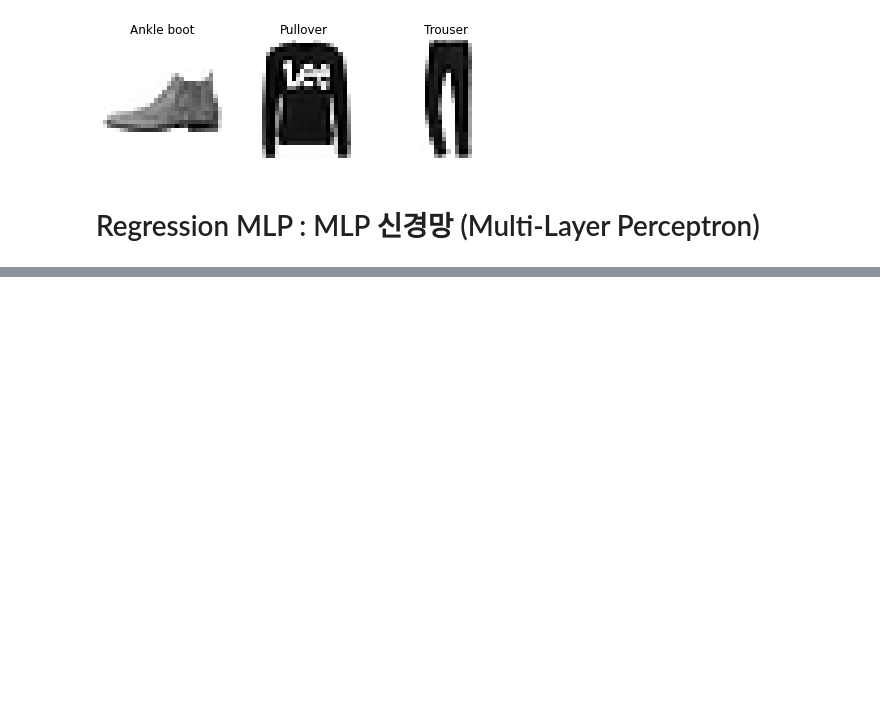
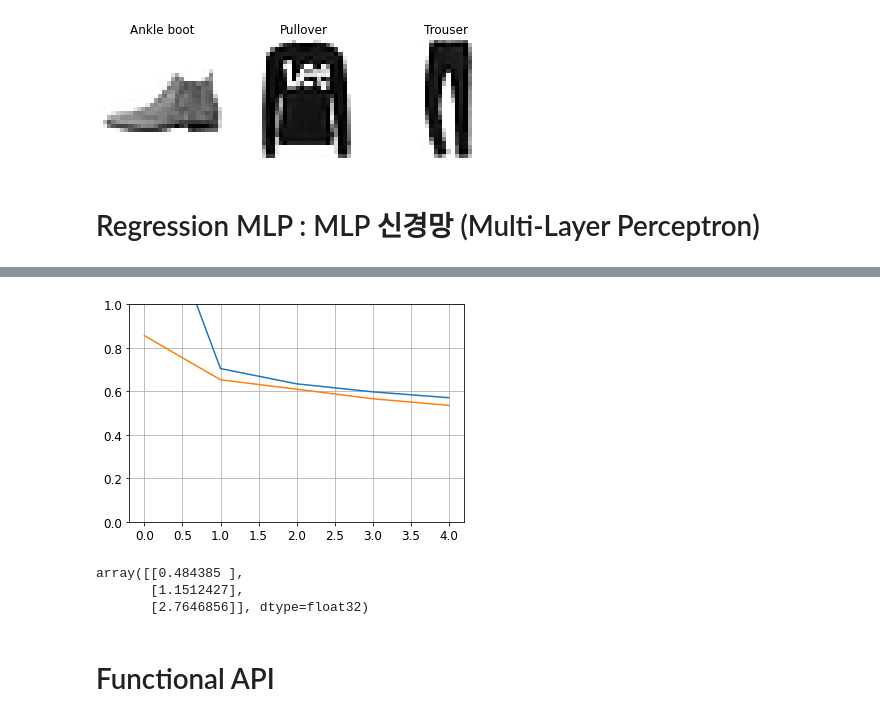
Before and after one commit to SohyeonKim-dev/MachineLearning_HandsOnML, a Jupyter notebook: 09_neural_nets_with_keras.ipynb, the cells around one changed output, grey strips where cells are left out. Drawn from its saved outputs; the diff is of its cells as text; code cells hidden in the pictures; blank space fills up the shorter version.

```diff
--- a/09_neural_nets_with_keras.ipynb
+++ b/09_neural_nets_with_keras.ipynb
@@ -416,3 +416,17 @@ Saving figure fashion_mnist_images_plot
 [figure]
 # %% [markdown]
 # Regression MLP : MLP 신경망 (Multi-Layer Perceptron)
+# %%
+from sklearn.datasets import fetch_california_housing
+from sklearn.model_selection import train_test_split
+from sklearn.preprocessing import StandardScaler
+
+housing = fetch_california_housing()
+
+X_train_full, X_test, y_train_full, y_test = train_test_split(housing.data, housing.target, random_state=42)
+X_train, X_valid, y_train, y_valid = train_test_split(X_train_full, y_train_full, random_state=42)
+
+scaler = StandardScaler()
+X_train = scaler.fit_transform(X_train)
+X_valid = scaler.transform(X_valid)
+X_test = scaler.transform(X_test)
@@ -418,0 +436,10 @@ Saving figure fashion_mnist_images_plot
+# %%
+model = keras.models.Sequential([
+    keras.layers.Dense(30, activation="relu", input_shape=X_train.shape[1:]),
+    keras.layers.Dense(1)
+])
+model.compile(loss="mean_squared_error", optimizer=keras.optimizers.SGD(learning_rate=1e-3))
+history = model.fit(X_train, y_train, epochs=5, validation_data=(X_valid, y_valid))
+mse_test = model.evaluate(X_test, y_test)
+X_new = X_test[:3]
+y_pred = model.predict(X_new)
@@ -418,0 +458,15 @@ Saving figure fashion_mnist_images_plot
+# %%
+plt.plot(pd.DataFrame(history.history))
+plt.grid(True)
+plt.gca().set_ylim(0, 1)
+plt.show()
+# %% [output]
+[figure, added]
+# %%
+y_pred
+# %% [output]
+array([[0.484385 ],
+       [1.1512427],
+       [2.7646856]], dtype=float32)
+# %% [markdown]
+# Functional API
```
Also changed, not shown: parts of 18 cells of this notebook.
